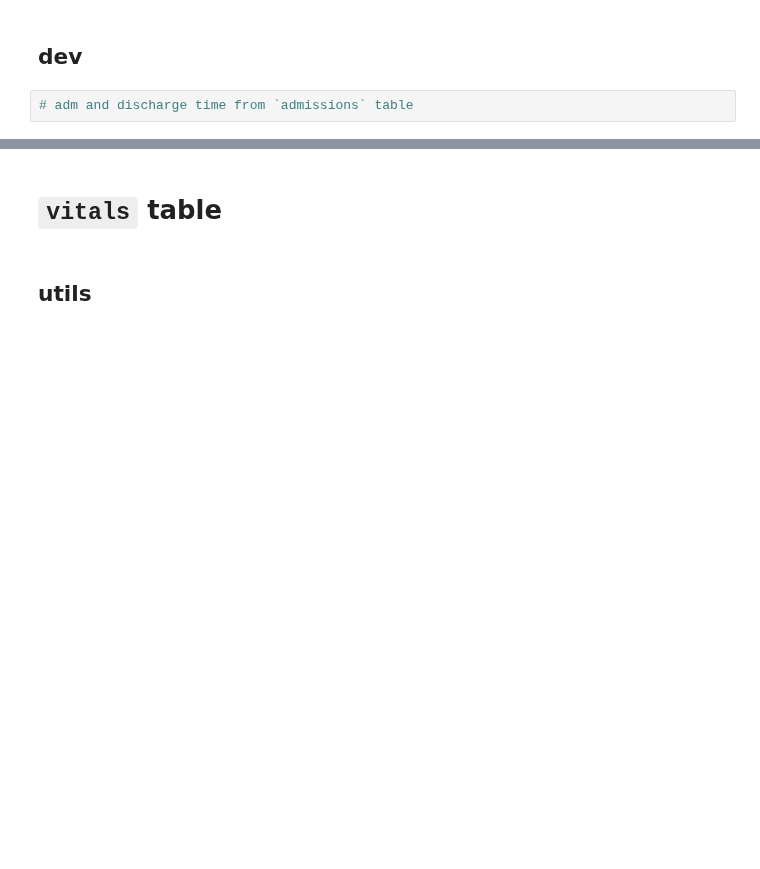
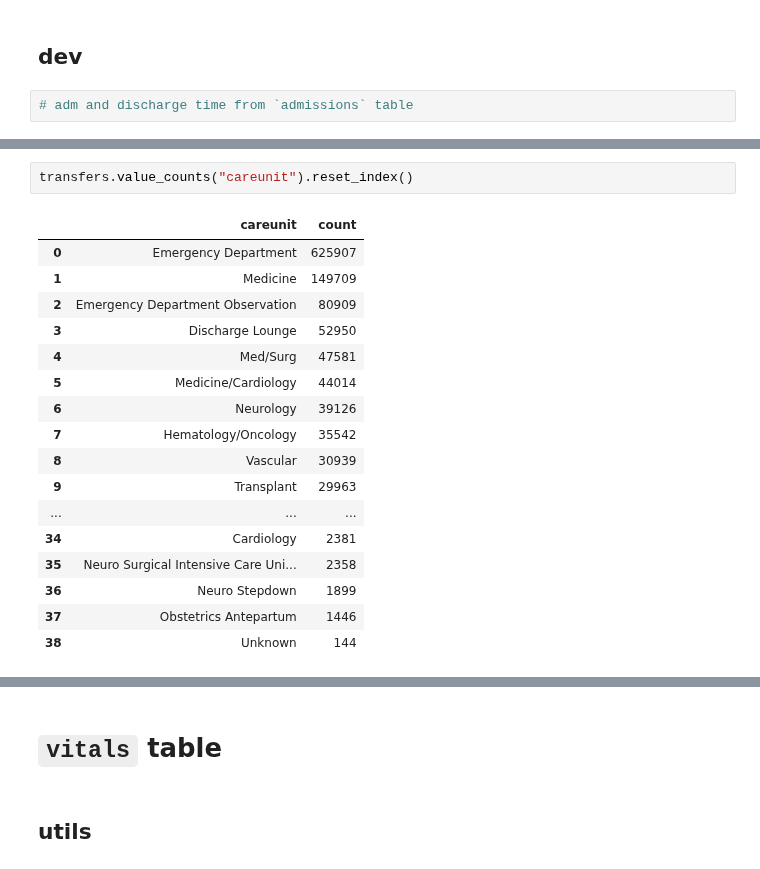
Before and after one commit to oldsandiaz/mimicclif, a Jupyter notebook: code/mimic-to-clif.ipynb, the cells around one changed output, grey strips where cells are left out. Saved outputs shown, nothing was run; the diff lists cells and outputs as text; blank space fills up the shorter version.

```diff
--- a/code/mimic-to-clif.ipynb
+++ b/code/mimic-to-clif.ipynb
@@ -406,0 +455,20 @@ admissions = load_mimic_table("hosp", "admissions") # gives race
+# %%
+transfers.value_counts("careunit").reset_index()
+# %% [output]
+|  | careunit | count |
+| 0 | Emergency Department | 625907 |
+| 1 | Medicine | 149709 |
+| 2 | Emergency Department Observation | 80909 |
+| 3 | Discharge Lounge | 52950 |
+| 4 | Med/Surg | 47581 |
+| 5 | Medicine/Cardiology | 44014 |
+| 6 | Neurology | 39126 |
+| 7 | Hematology/Oncology | 35542 |
+| 8 | Vascular | 30939 |
+| 9 | Transplant | 29963 |
+| ... | ... | ... |
+| 34 | Cardiology | 2381 |
+| 35 | Neuro Surgical Intensive Care Uni... | 2358 |
+| 36 | Neuro Stepdown | 1899 |
+| 37 | Obstetrics Antepartum | 1446 |
+| 38 | Unknown | 144 |
```
Also changed, not shown: parts of 14 cells of this notebook.
